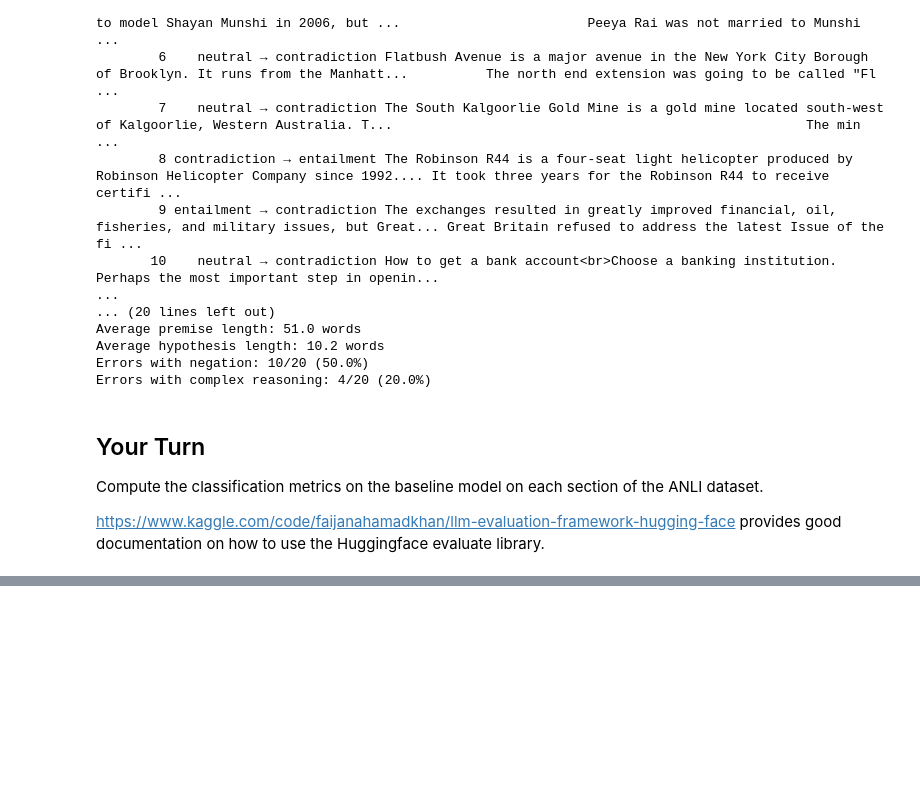
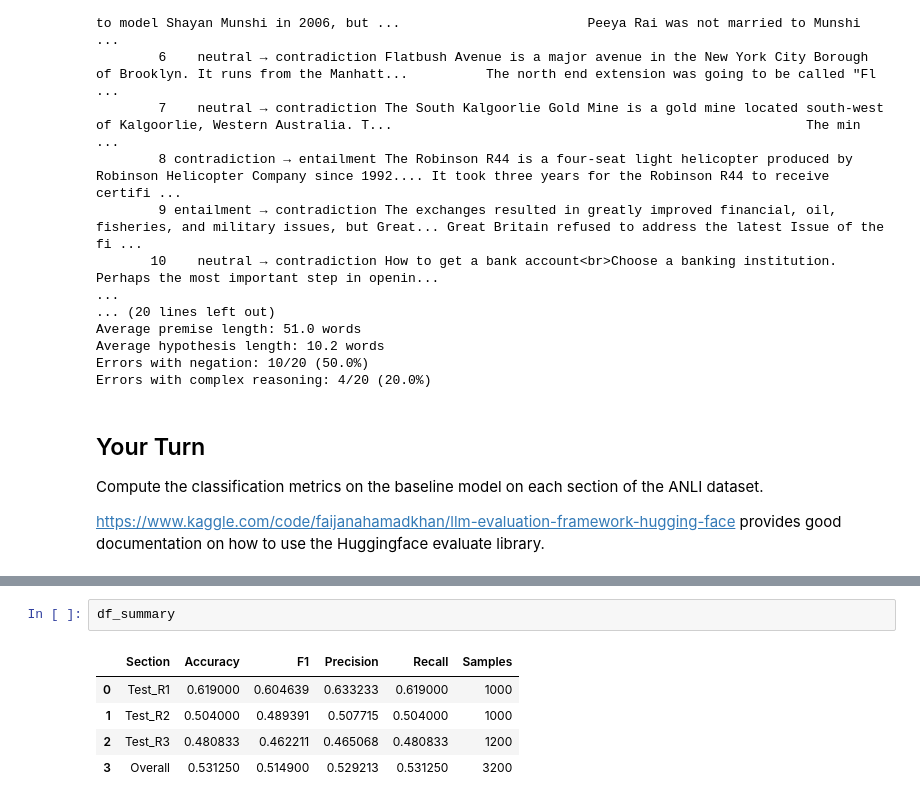
Before and after one commit to gilbarel1/nli-xplain, a Jupyter notebook: anli_baseline.ipynb, the cells around one changed output, grey strips where cells are left out. Cells and saved outputs as stored; diff of their text form; blank space fills up the shorter version.

```diff
--- a/anli_baseline.ipynb
+++ b/anli_baseline.ipynb
@@ -337,0 +425,8 @@ https://www.kaggle.com/code/faijanahamadkhan/llm-evaluation-framework-hugging-fa
+# %%
+df_summary
+# %% [output]
+|  | Section | Accuracy | F1 | Precision | Recall | Samples |
+| 0 | Test_R1 | 0.619000 | 0.604639 | 0.633233 | 0.619000 | 1000 |
+| 1 | Test_R2 | 0.504000 | 0.489391 | 0.507715 | 0.504000 | 1000 |
+| 2 | Test_R3 | 0.480833 | 0.462211 | 0.465068 | 0.480833 | 1200 |
+| 3 | Overall | 0.531250 | 0.514900 | 0.529213 | 0.531250 | 3200 |
```
Also changed, not shown: parts of 1 cell of this notebook.
